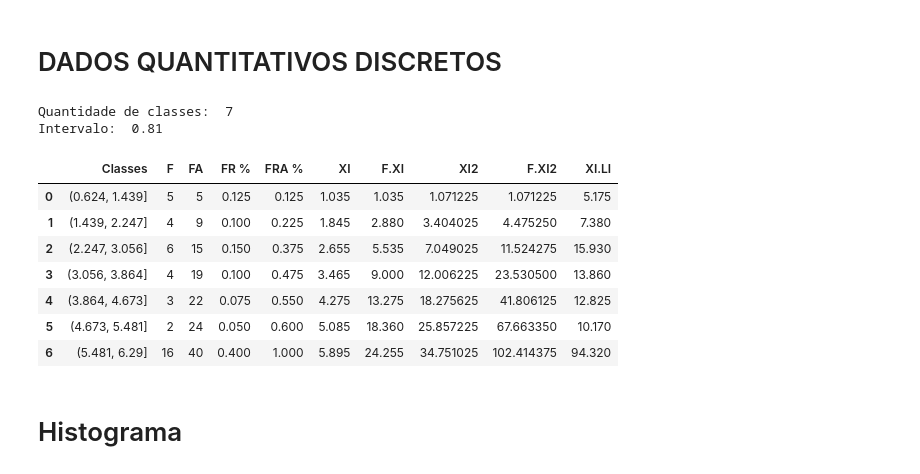
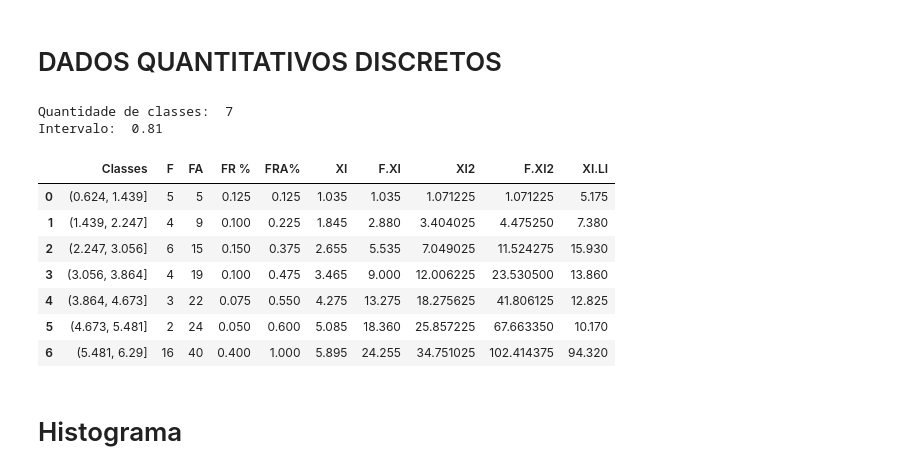
Before and after one commit to marcostark/estatistica-exploratoria, a Jupyter notebook: quantitativos_continuos.ipynb, the cells around one changed output. Drawn from its saved outputs; the diff is of its cells as text; code cells hidden in the pictures.

```diff
--- a/quantitativos_continuos.ipynb
+++ b/quantitativos_continuos.ipynb
@@ -74,14 +74,7 @@ dataset_df = pd.read_csv('dataset_gerados/tabela_teste2.csv')
 
 # Calculando a frequencia acumulada
 frequencia = dataset_df['count']
-#freq_acumulada = []
-#fa = 0
-#for i in range(0,len(frequencia)):
-#    fa += frequencia[i]
-#    freq_acumulada.append(fa);
-
 dataset_df.rename(columns={'count':'F'}, inplace=True)
-#dataset_df['FA'] = freq_acumulada
 dataset_df['FA'] = dataset_df['F'].cumsum ()
 #print(dataset_df)
 
@@ -91,62 +84,43 @@ dataset_df['FR %'] = dataset_df['F'] / total
 #dataset_df
 
 #Calcular a frequencia relativa acumulada
-#frequencia = dataset_df['FR %']
-#freq_relativa_acumulada = []
-#fra = 0
-#for i in range(0,len(frequencia)):
-#    fra += frequencia[i]
-#    freq_relativa_acumulada.append(fra);
-
-#dataset_df['FRA %'] = freq_relativa_acumulada
+dataset_df['FRA%'] = dataset_df['FR %'].cumsum ()
 #dataset_df
 
 # Ponto médio
 xi = []
 s = 0
 for i in range(qnt_classe):
     xi.append(intervalos[i])
 
 dataset_df['XI'] = xi + (intervalo / 2)
 #dataset_df
 
 # Frequencia acumulada do ponto médio
-frequencia = dataset_df['XI']
-freq_ponto_medio = []
-fxi = 0
-for i in range(0,len(frequencia)):
-    fxi += frequencia[i]
-    freq_ponto_medio.append(fxi);
-
-dataset_df['F.XI'] = freq_ponto_medio
+dataset_df['F.XI'] = dataset_df['XI'].cumsum ()
 #dataset_df
 
 # Ponto Médio ao quadrado
 dataset_df['XI2'] = dataset_df['XI'] ** 2
 #dataset_df
 
 # Frequencia do Ponto Médio ao quadrado
-frequencia = dataset_df['XI2']
-freq_ponto_medio_quadrado = []
-fxi2 = 0
-for i in range(0,len(frequencia)):
-    fxi2 += frequencia[i]
-    freq_ponto_medio_quadrado.append(fxi2);
-dataset_df['F.XI2'] = freq_ponto_medio_quadrado
+dataset_df['F.XI2'] = dataset_df['XI2'].cumsum ()
+#dataser_df
 
 # XI.LI
 dataset_df['XI.LI'] = dataset_df['XI'] * dataset_df['F']
 
 new_df = pd.DataFrame(dataset_df)
 new_df
 
-# # Salvando tabela inicial
-#new_df.to_csv('dataset_gerados/TOFPC.csv',index=False)
-#new_df
+# Salvando tabela inicial
+new_df.to_csv('dataset_gerados/TOFPC.csv',index=False)
+new_df
 # %% [output]
 Quantidade de classes:  7
 Intervalo:  0.81
-|  | Classes | F | FA | FR % | FRA % | XI | F.XI | XI2 | F.XI2 | XI.LI |
+|  | Classes | F | FA | FR % | FRA% | XI | F.XI | XI2 | F.XI2 | XI.LI |
 | 0 | (0.624, 1.439] | 5 | 5 | 0.125 | 0.125 | 1.035 | 1.035 | 1.071225 | 1.071225 | 5.175 |
 | 1 | (1.439, 2.247] | 4 | 9 | 0.100 | 0.225 | 1.845 | 2.880 | 3.404025 | 4.475250 | 7.380 |
 | 2 | (2.247, 3.056] | 6 | 15 | 0.150 | 0.375 | 2.655 | 5.535 | 7.049025 | 11.524275 | 15.930 |
```
Also changed, not shown: parts of 2 cells of this notebook, 3 other files.
